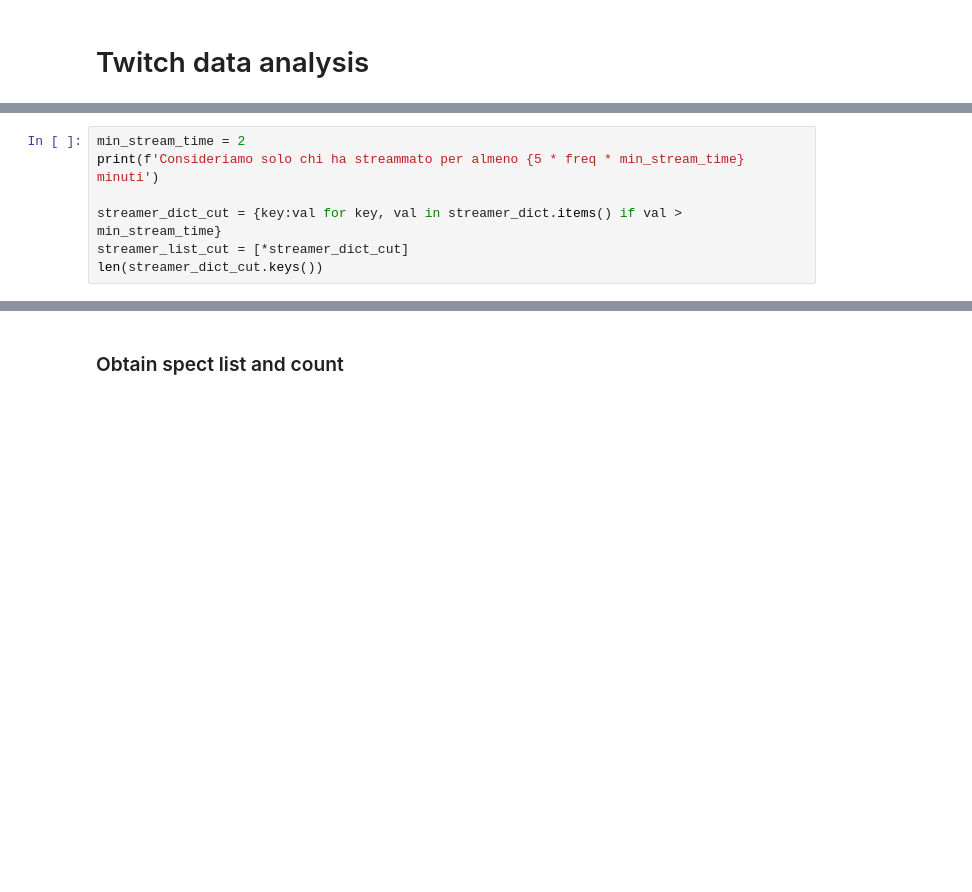
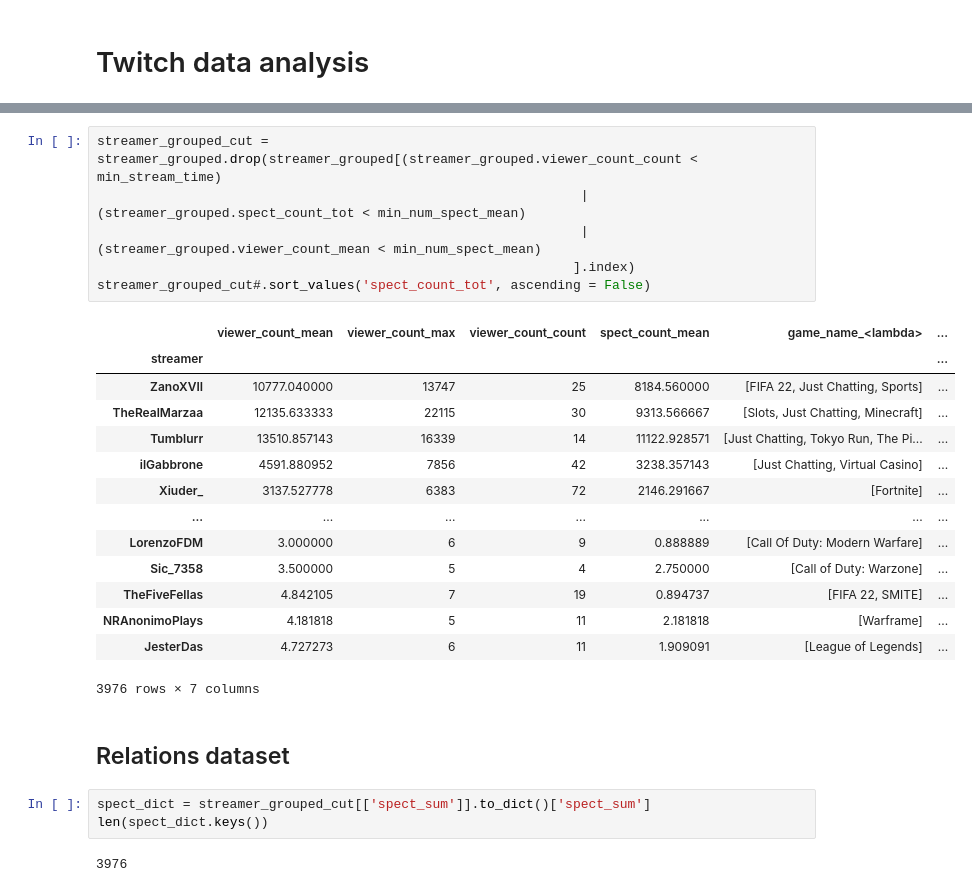
Before and after one commit to gianscuri/Italian_Twitch_Community_Graph_Database, a Jupyter notebook: Data_cleaning.ipynb, the cells around one changed output, grey strips where cells are left out. Cells and saved outputs as stored; diff of their text form; blank space fills up the shorter version.

```diff
--- a/Data_cleaning.ipynb
+++ b/Data_cleaning.ipynb
@@ -165,7 +185,0 @@ len(streamer_dict.keys())
-# %%
-min_stream_time = 2
-print(f'Consideriamo solo chi ha streammato per almeno {5 * freq * min_stream_time} minuti')
-
-streamer_dict_cut = {key:val for key, val in streamer_dict.items() if val > min_stream_time}
-streamer_list_cut = [*streamer_dict_cut]
-len(streamer_dict_cut.keys())
@@ -175,2 +236,28 @@ Consideriamo solo chi ha streammato per almeno 20 minuti
+# %%
+streamer_grouped_cut = streamer_grouped.drop(streamer_grouped[(streamer_grouped.viewer_count_count < min_stream_time)
+                                                              | (streamer_grouped.spect_count_tot < min_num_spect_mean)
+                                                              | (streamer_grouped.viewer_count_mean < min_num_spect_mean)
+                                                             ].index)
+streamer_grouped_cut#.sort_values('spect_count_tot', ascending = False)
+# %% [output]
+|  | viewer_count_mean | viewer_count_max | viewer_count_count | spect_count_mean | game_name_<lambda> | ... |
+| streamer |  |  |  |  |  | ... |
+| ZanoXVII | 10777.040000 | 13747 | 25 | 8184.560000 | [FIFA 22, Just Chatting, Sports] | ... |
+| TheRealMarzaa | 12135.633333 | 22115 | 30 | 9313.566667 | [Slots, Just Chatting, Minecraft] | ... |
+| Tumblurr | 13510.857143 | 16339 | 14 | 11122.928571 | [Just Chatting, Tokyo Run, The Pi... | ... |
+| ilGabbrone | 4591.880952 | 7856 | 42 | 3238.357143 | [Just Chatting, Virtual Casino] | ... |
+| Xiuder_ | 3137.527778 | 6383 | 72 | 2146.291667 | [Fortnite] | ... |
+| ... | ... | ... | ... | ... | ... | ... |
+| LorenzoFDM | 3.000000 | 6 | 9 | 0.888889 | [Call Of Duty: Modern Warfare] | ... |
+| Sic_7358 | 3.500000 | 5 | 4 | 2.750000 | [Call of Duty: Warzone] | ... |
+| TheFiveFellas | 4.842105 | 7 | 19 | 0.894737 | [FIFA 22, SMITE] | ... |
+| NRAnonimoPlays | 4.181818 | 5 | 11 | 2.181818 | [Warframe] | ... |
+| JesterDas | 4.727273 | 6 | 11 | 1.909091 | [League of Legends] | ... |
+3976 rows × 7 columns
 # %% [markdown]
-### Obtain spect list and count
+## Relations dataset
+# %%
+spect_dict = streamer_grouped_cut[['spect_sum']].to_dict()['spect_sum']
+len(spect_dict.keys())
+# %% [output]
+3976
```
Also changed, not shown: parts of 40 cells of this notebook, 11 other files.
